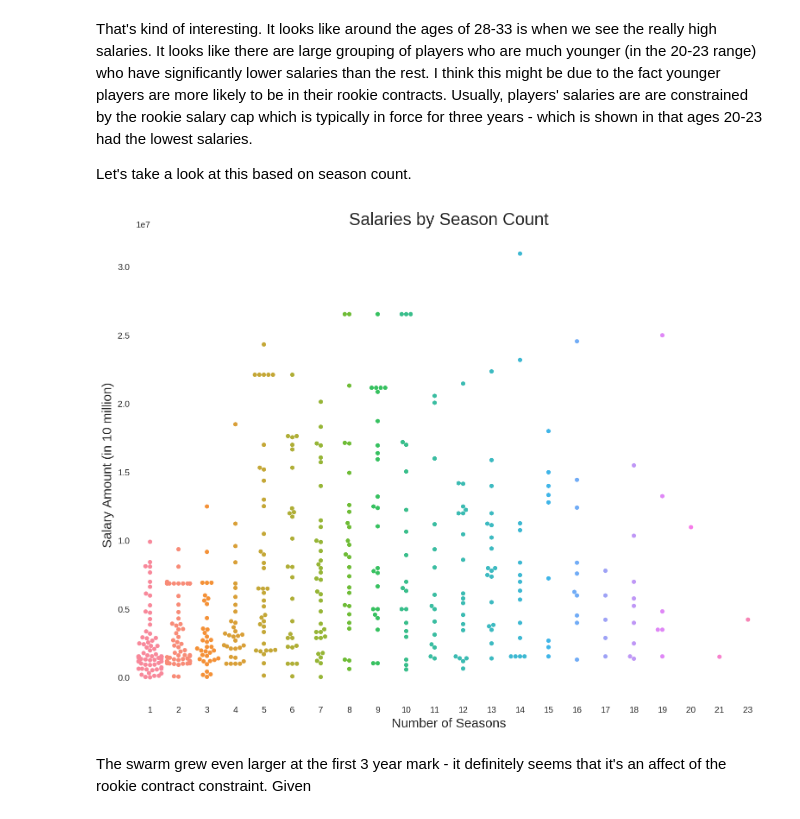
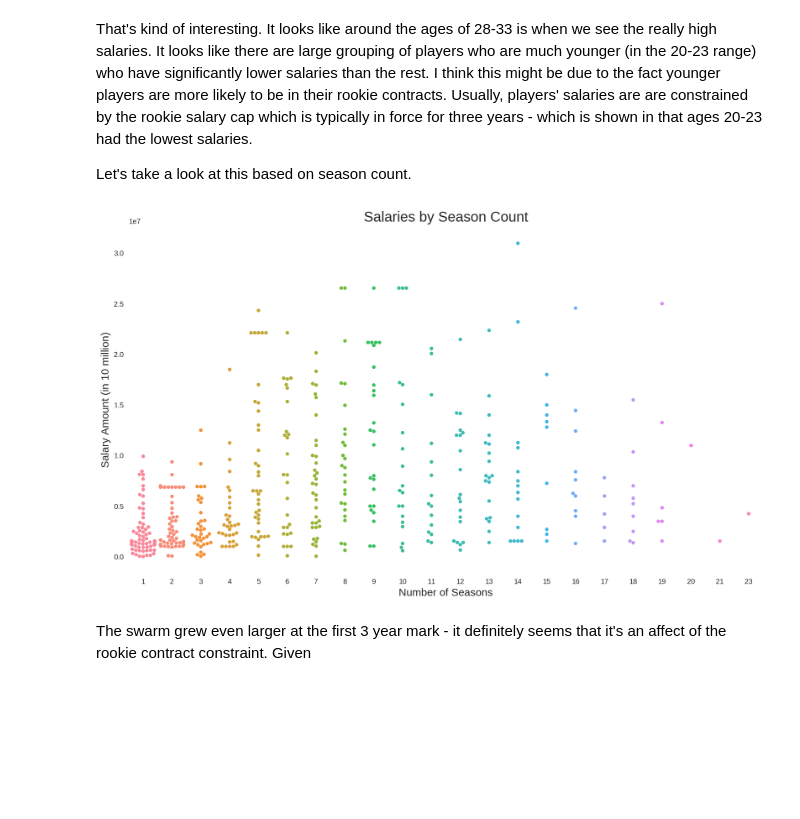
Before and after one commit to michaelkim9/nba_predictor_project_dsi, a Jupyter notebook: Part_3_exploratory_data_analysis.ipynb, the cells around one changed output. Drawn from its saved outputs; the diff is of its cells as text; code cells hidden in the pictures; blank space fills up the shorter version.

```diff
--- a/Part_3_exploratory_data_analysis.ipynb
+++ b/Part_3_exploratory_data_analysis.ipynb
@@ -230,19 +227,19 @@ That's kind of interesting. It looks like around the ages of 28-33 is when we se
 
 Let's take a look at this based on season count.
 # %%
-fig = plt.figure(figsize=(13,10))
+fig = plt.figure(figsize=(16,9))
 ax = plt.gca()
 
 sns.swarmplot(x='season_count', y='salary', data=nba_df.sort_values('age',ascending=False))
 
 ax.set_title('Salaries by Season Count',size=20)
 ax.set_ylabel('Salary Amount (in 10 million)', fontsize=15)
 ax.set_xlabel('Number of Seasons', fontsize=15)
 
 sns.despine(left=True, bottom=True)
 plt.show()
 # %% [output]
-[figure, old version]
+[figure, new version]
 # %% [markdown]
 The swarm grew even larger at the first 3 year mark - it definitely seems that it's an affect of the rookie contract constraint. Given
 # %% [markdown]
```
Also changed, not shown: parts of 2 cells of this notebook, 3 other files.
